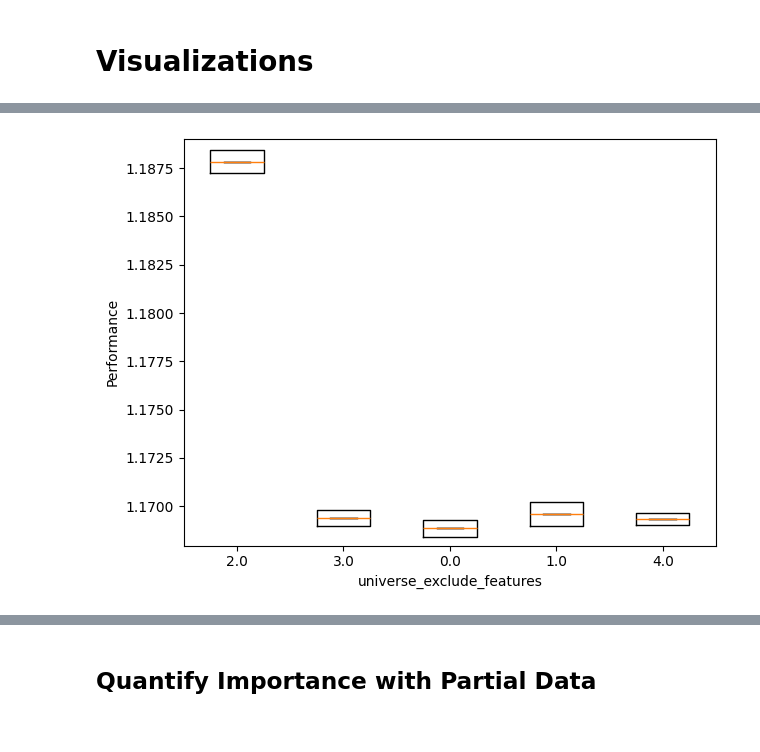
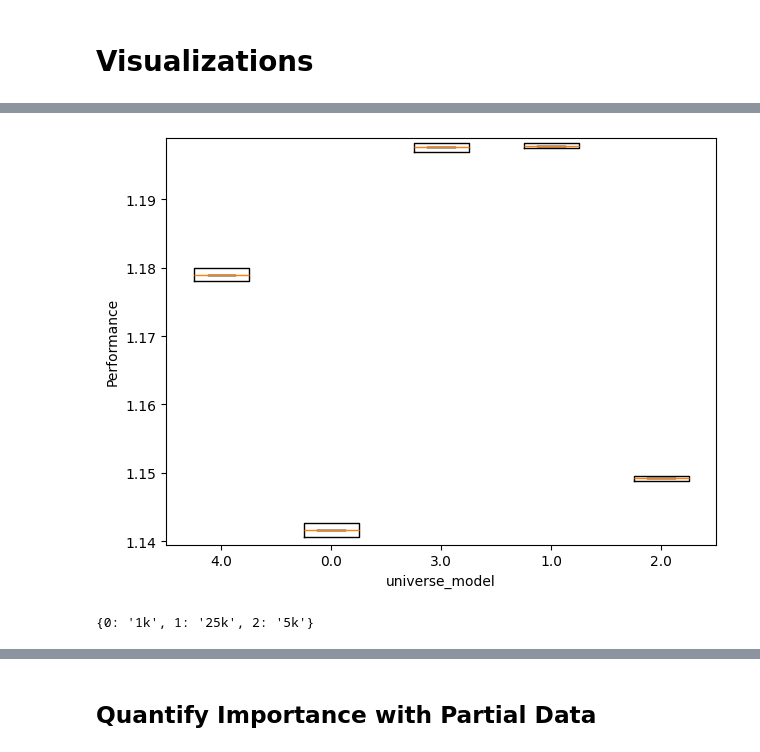
Before and after one commit to jsbroden/CMA_Fairness_v2, a Jupyter notebook: analysis_var_imp_overall.ipynb, the cells around one changed output, grey strips where cells are left out. Saved outputs shown, nothing was run; the diff lists cells and outputs as text; code cells hidden in the pictures.

Commit message:
fanova visualizatoins

```diff
--- a/analysis_var_imp_overall.ipynb
+++ b/analysis_var_imp_overall.ipynb
@@ -306,6 +306,22 @@ from fanova import visualizer
 vis = visualizer.Visualizer(m_fanova.fanova, m_fanova.configuration_space, directory = str(CP_DIR))
 # %%
 # Plot 1D marginal
-vis.plot_marginal(0)
+vis.plot_marginal(2)
 # %% [output]
-[figure, old version]
+[figure, new version]
+# %%
+# Recover mapping for 'universe_training_size'
+col = "universe_training_size"
+original_labels = df_agg[col].unique()
+
+# Get corresponding numeric codes
+from sklearn.preprocessing import LabelEncoder
+le = LabelEncoder()
+codes = le.fit_transform(df_agg[col].values)
+label_map = dict(zip(le.transform(original_labels), original_labels))
+
+# Sort by code
+label_map = dict(sorted(label_map.items()))
+print(label_map)
+# %% [output]
+{0: '1k', 1: '25k', 2: '5k'}
```
Also changed, not shown: parts of 15 cells of this notebook, 5 other files.
